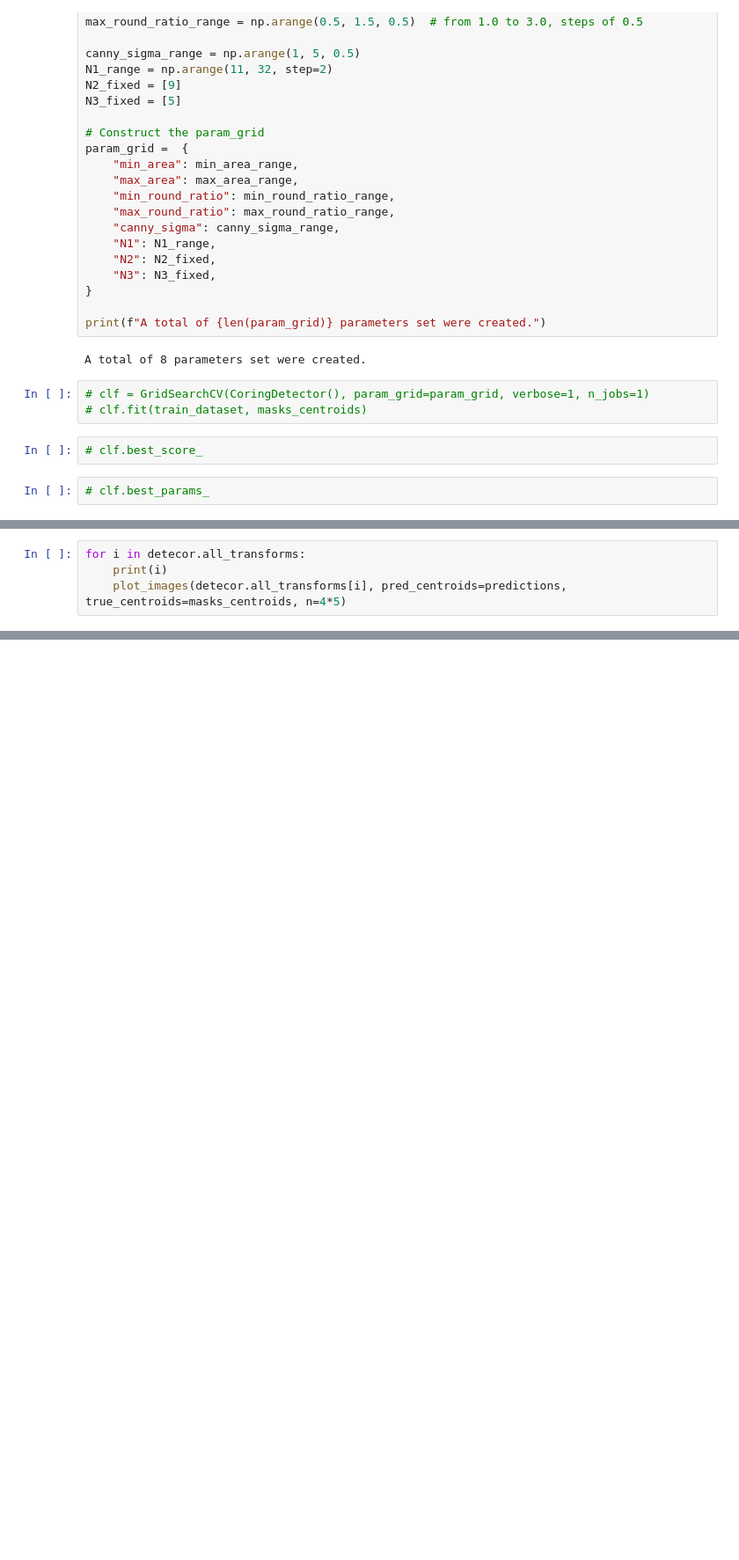
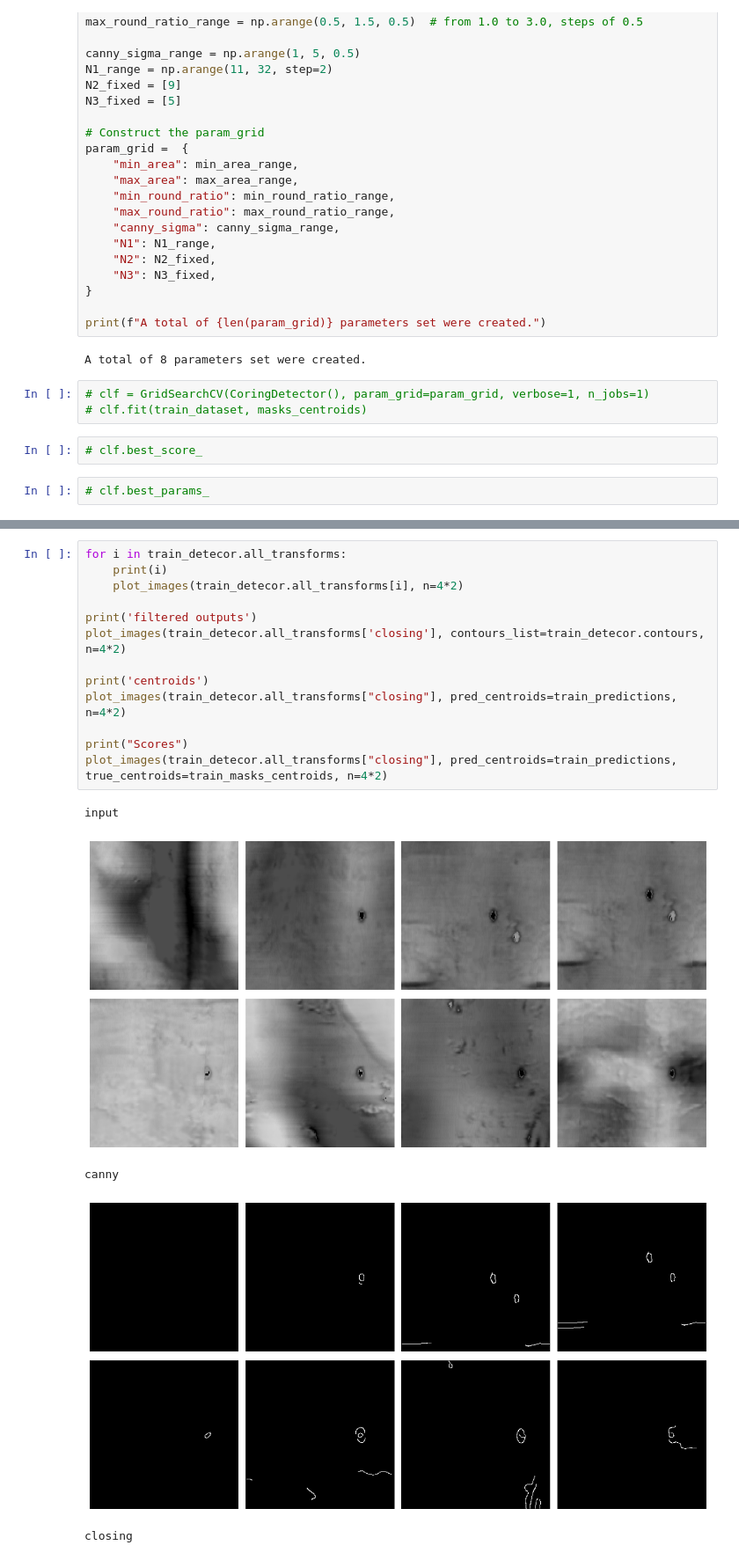
Before and after one commit to AnthonyAposta/sidewall-coring-detection, a Jupyter notebook: image_log_project/optimize_coring_detector.ipynb, the cells around one changed output, grey strips where cells are left out. Shown at 88% size. Drawn from its saved outputs; the diff is of its cells as text; blank space fills up the shorter version.

```diff
--- a/image_log_project/optimize_coring_detector.ipynb
+++ b/image_log_project/optimize_coring_detector.ipynb
@@ -135,4 +241,0 @@ plot_images(detecor.all_transforms["closing"], pred_centroids=predictions, true_
-# %%
-for i in detecor.all_transforms:
-    print(i)
-    plot_images(detecor.all_transforms[i], pred_centroids=predictions, true_centroids=masks_centroids, n=4*5)
@@ -147,0 +246,19 @@ output
+# %%
+for i in train_detecor.all_transforms:
+    print(i)
+    plot_images(train_detecor.all_transforms[i], n=4*2)
+
+print('filtered outputs')
+plot_images(train_detecor.all_transforms['closing'], contours_list=train_detecor.contours, n=4*2)
+
+print('centroids')
+plot_images(train_detecor.all_transforms["closing"], pred_centroids=train_predictions, n=4*2)
+
+print("Scores")
+plot_images(train_detecor.all_transforms["closing"], pred_centroids=train_predictions, true_centroids=train_masks_centroids, n=4*2)
+# %% [output]
+input
+[figure, added]
+canny
+[figure, added]
+closing
```
Also changed, not shown: parts of 35 cells of this notebook, 5 other files.
